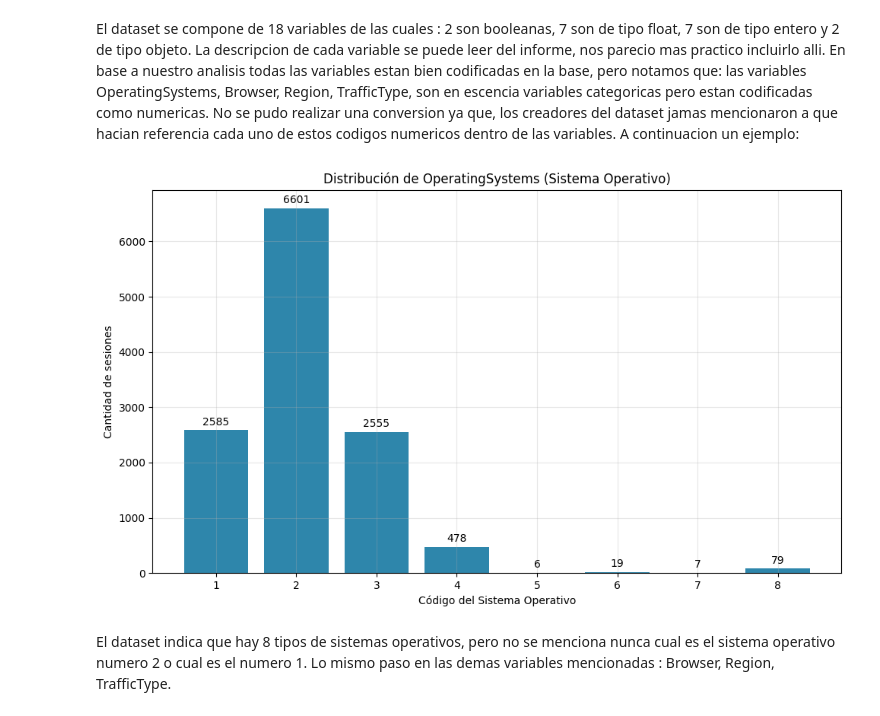
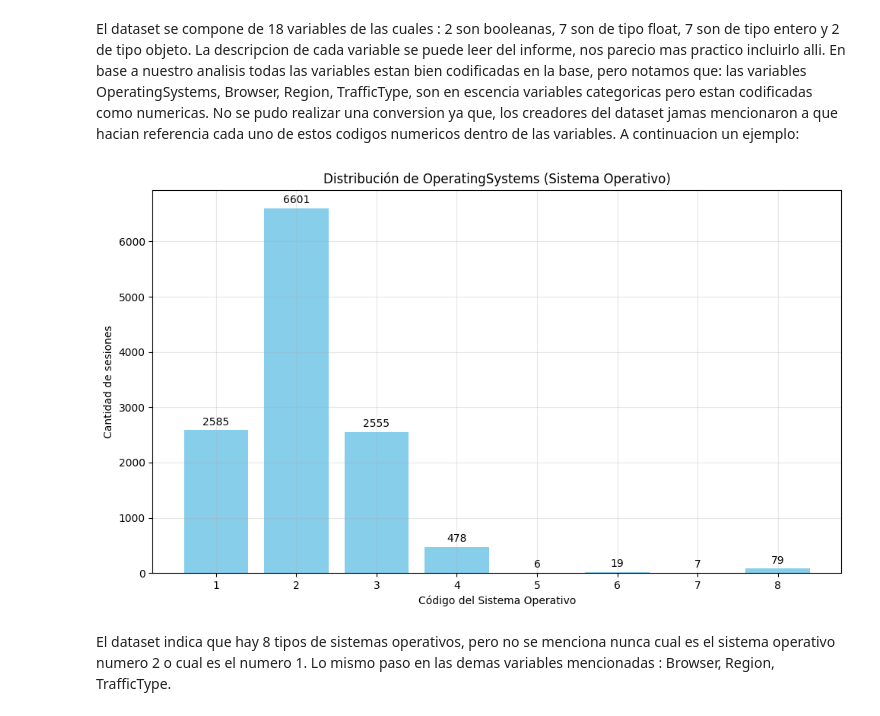
Before and after one commit to Simon22-lab/TPE-Abraham-Cisilino-2025, a Jupyter notebook: hipotesis.ipynb, the cells around one changed output. Saved outputs shown, nothing was run; the diff lists cells and outputs as text; code cells hidden in the pictures.

```diff
--- a/hipotesis.ipynb
+++ b/hipotesis.ipynb
@@ -66,30 +66,30 @@ En base a nuestro analisis todas las variables estan bien codificadas en la base
 # %%
 
 # Contar frecuencias
 os_counts = dataset_compras['OperatingSystems'].value_counts().sort_index()
 
 # Graficar en barras verticales
 plt.figure(figsize=(10, 6))
-bars = plt.bar(os_counts.index.astype(str), os_counts.values, color='#2E86AB')
+bars = plt.bar(os_counts.index.astype(str), os_counts.values, color = ['skyblue'])
 plt.title('Distribución de OperatingSystems (Sistema Operativo)')
 plt.xlabel('Código del Sistema Operativo')
 plt.ylabel('Cantidad de sesiones')
 plt.xticks(rotation=0)
 
 # Añadir etiquetas de valor encima de cada barra
 for bar in bars:
     height = bar.get_height()
     plt.text(bar.get_x() + bar.get_width()/2., height + 50,
              f'{int(height)}', ha='center', va='bottom', fontsize=10)
 
 plt.grid(True, alpha=0.3)
 plt.tight_layout()
 plt.show()
 
 
 # pintar con color los 3 primeros y sacar conclusion!
 # %% [output]
-[figure, old version]
+[figure, new version]
 # %% [markdown]
 El dataset indica que hay 8 tipos de sistemas operativos, pero no se menciona nunca cual es el sistema operativo numero 2 o cual es el numero 1. Lo mismo paso en las demas variables mencionadas : Browser, Region, TrafficType.
 # %%
```
Also changed, not shown: parts of 5 cells of this notebook.
